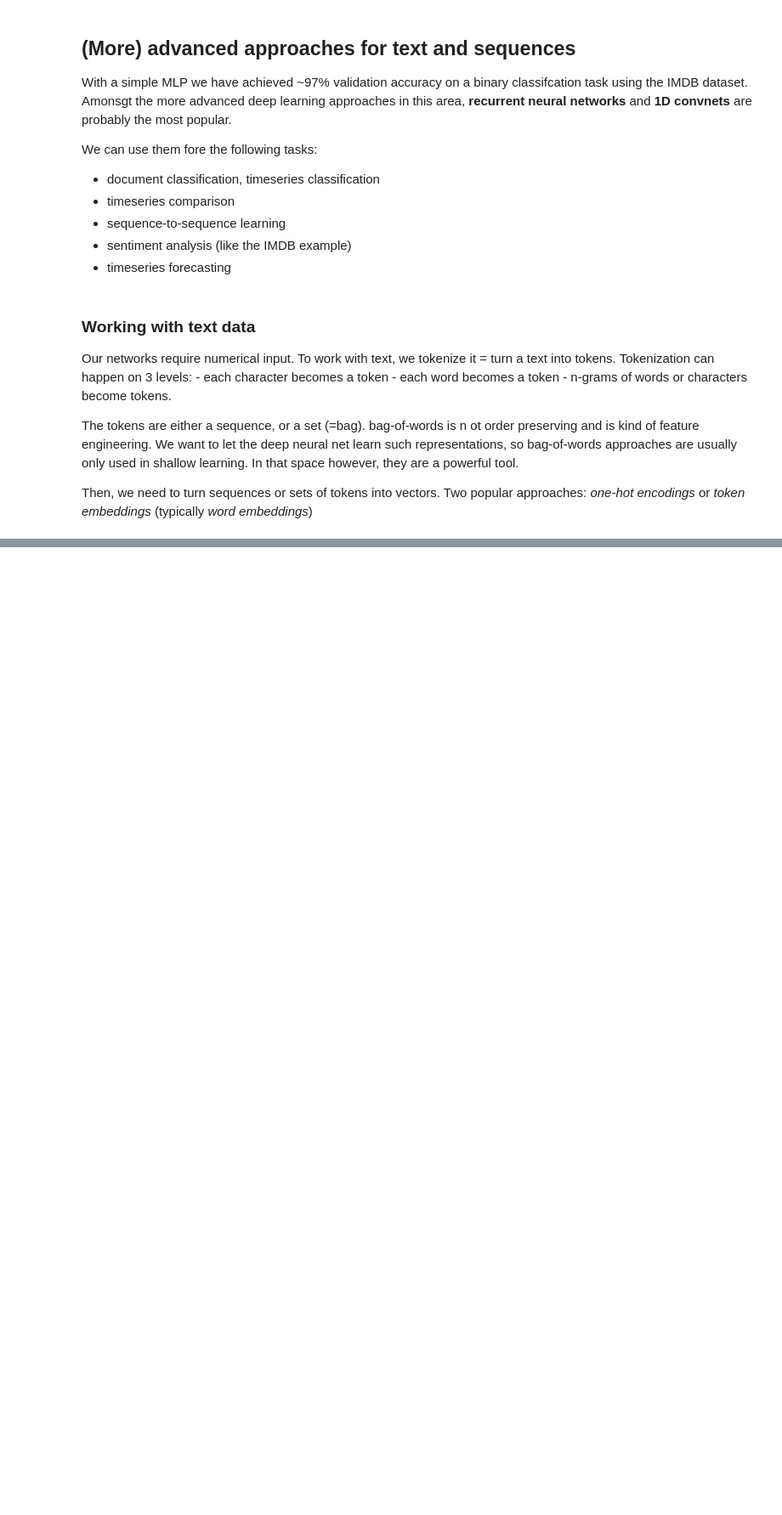
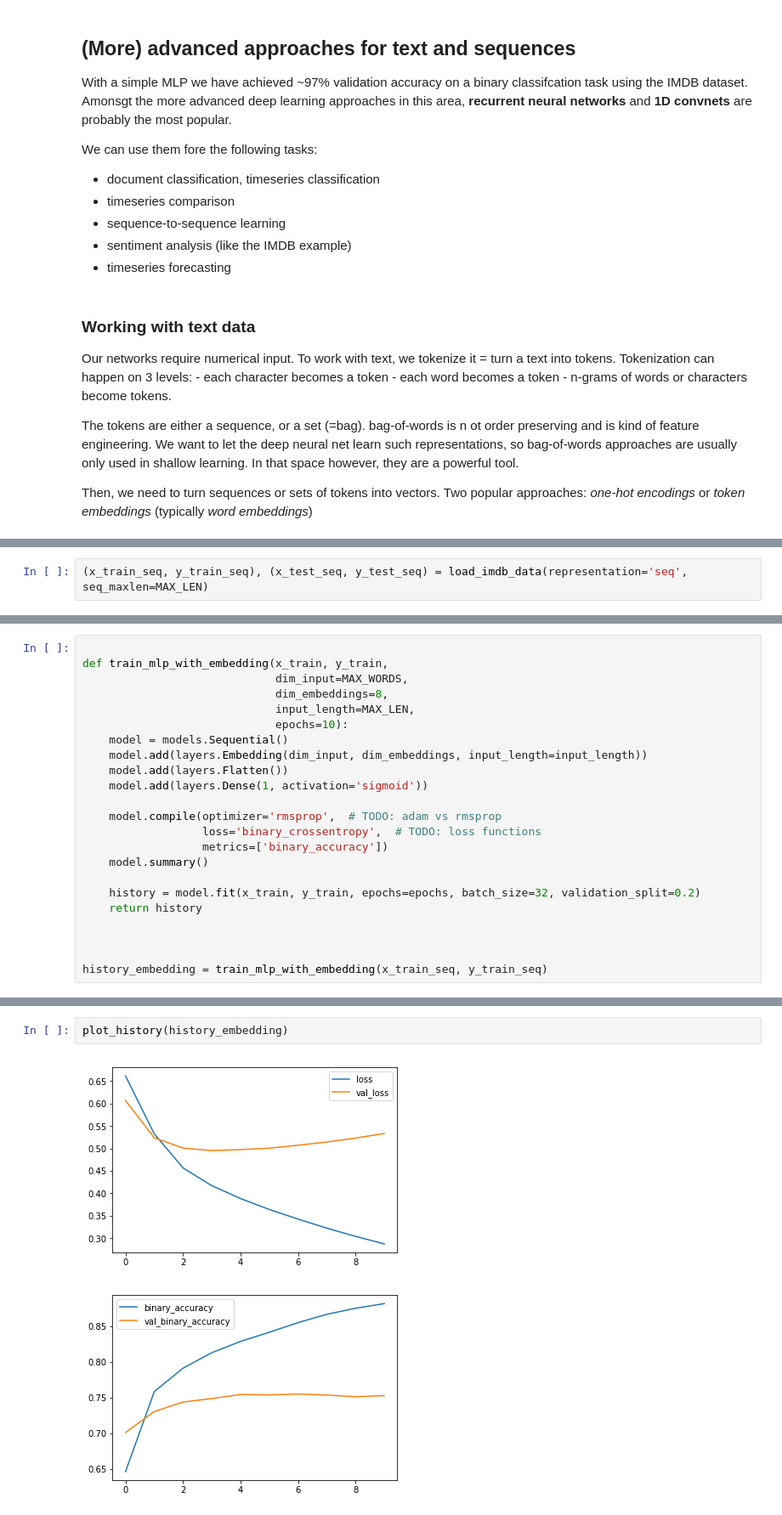
Before and after one commit to floriandotpy/data-playground, a Jupyter notebook: 03-sequences-and-nlp.ipynb, the cells around one changed output, grey strips where cells are left out. Shown at 85% size. Saved outputs shown, nothing was run; the diff lists cells and outputs as text; blank space fills up the shorter version.

```diff
--- a/03-sequences-and-nlp.ipynb
+++ b/03-sequences-and-nlp.ipynb
@@ -167,0 +217,2 @@ example, distances and directions in embedding space should (and can!) be meanin
+# %%
+(x_train_seq, y_train_seq), (x_test_seq, y_test_seq) = load_imdb_data(representation='seq', seq_maxlen=MAX_LEN)
@@ -167,0 +223,23 @@ example, distances and directions in embedding space should (and can!) be meanin
+# %%
+
+def train_mlp_with_embedding(x_train, y_train,
+                             dim_input=MAX_WORDS,
+                             dim_embeddings=8,
+                             input_length=MAX_LEN,
+                             epochs=10):
+    model = models.Sequential()
+    model.add(layers.Embedding(dim_input, dim_embeddings, input_length=input_length))
+    model.add(layers.Flatten())
+    model.add(layers.Dense(1, activation='sigmoid'))
+
+    model.compile(optimizer='rmsprop',  # TODO: adam vs rmsprop
+                  loss='binary_crossentropy',  # TODO: loss functions
+                  metrics=['binary_accuracy'])
+    model.summary()
+
+    history = model.fit(x_train, y_train, epochs=epochs, batch_size=32, validation_split=0.2)
+    return history
+
+
+
+history_embedding = train_mlp_with_embedding(x_train_seq, y_train_seq)
@@ -167,0 +264,5 @@ example, distances and directions in embedding space should (and can!) be meanin
+# %%
+plot_history(history_embedding)
+# %% [output]
+[figure, added]
+[figure, added]
```
Also changed, not shown: parts of 21 cells of this notebook.
